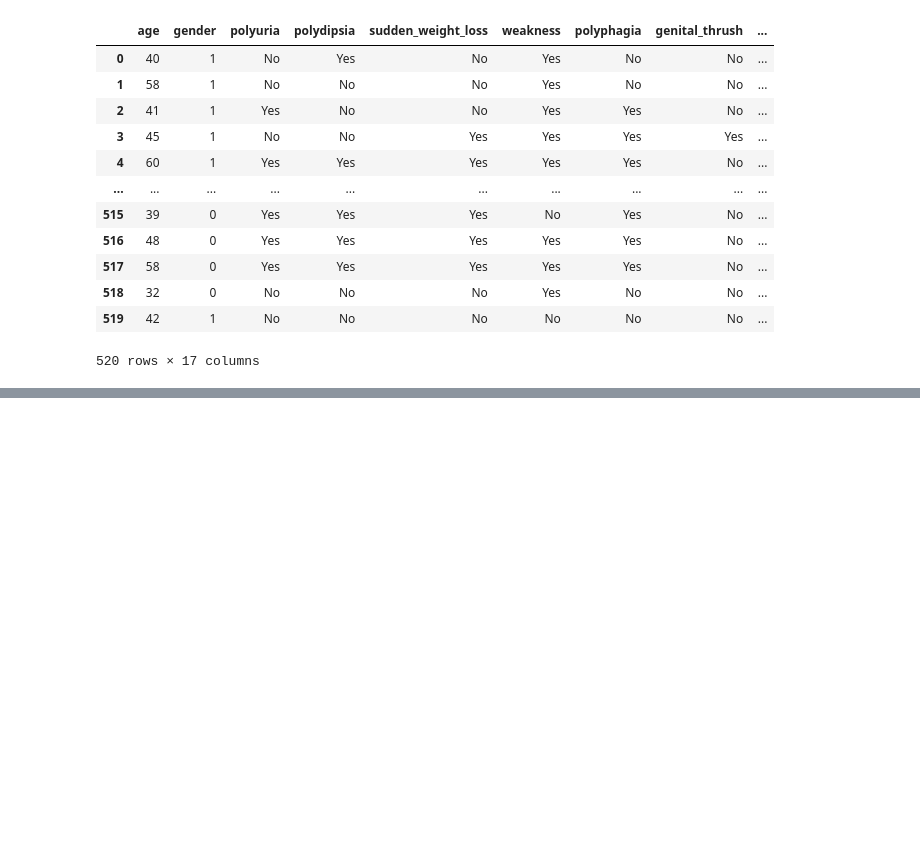
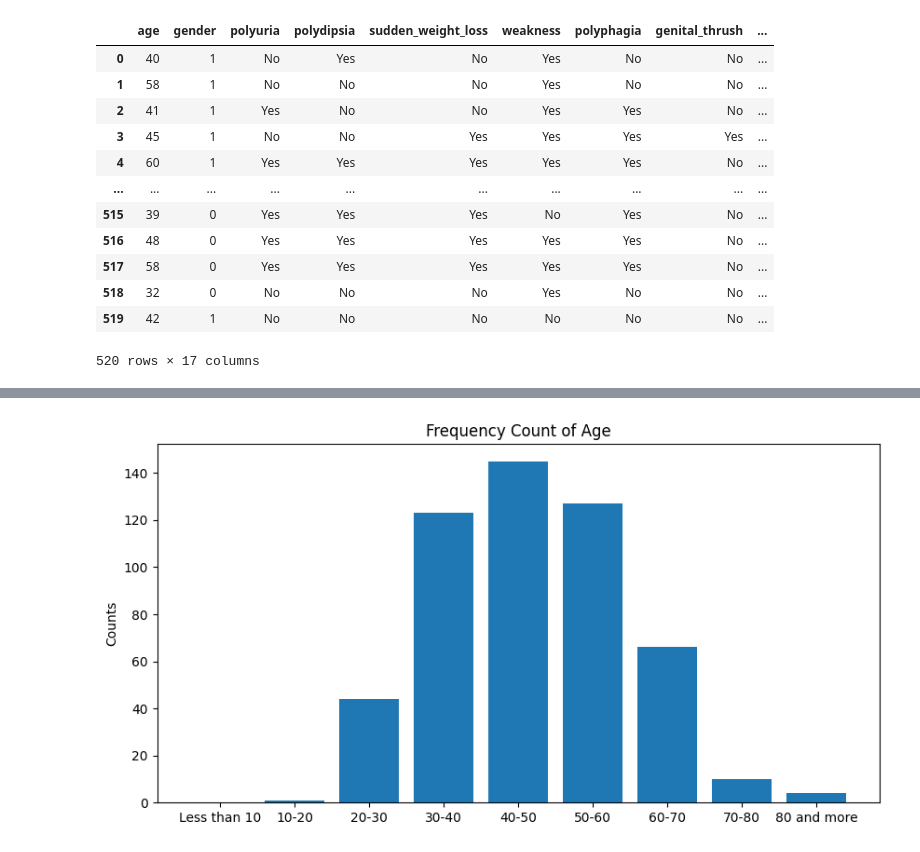
Before and after one commit to pistaacademy/ML_Model, a Jupyter notebook: ML Model.ipynb, the cells around one changed output, grey strips where cells are left out. Cells and saved outputs as stored; diff of their text form; code cells hidden in the pictures; blank space fills up the shorter version.

```diff
--- a/ML Model.ipynb
+++ b/ML Model.ipynb
@@ -173,0 +193,7 @@ df2
+# %%
+labels = ["Less than 10", "10-20", "20-30", "30-40", "40-50", "50-60", "60-70", "70-80", "80 and more"]
+bins = [0,10,20,30,40,50,60,70,80,90]
+# %%
+freq_df = df.groupby(pd.cut(df['age'], bins=bins, labels=labels)).size()
+# %%
+freq_df = freq_df.reset_index(name='count')
@@ -173,0 +213,8 @@ df2
+# %%
+plt.figure(figsize=(10,5))
+plt.bar(freq_df['age'], freq_df['count'])
+plt.ylabel('Counts')
+plt.title('Frequency Count of Age')
+plt.show()
+# %% [output]
+[figure, added]
```
Also changed, not shown: parts of 9 cells of this notebook.
